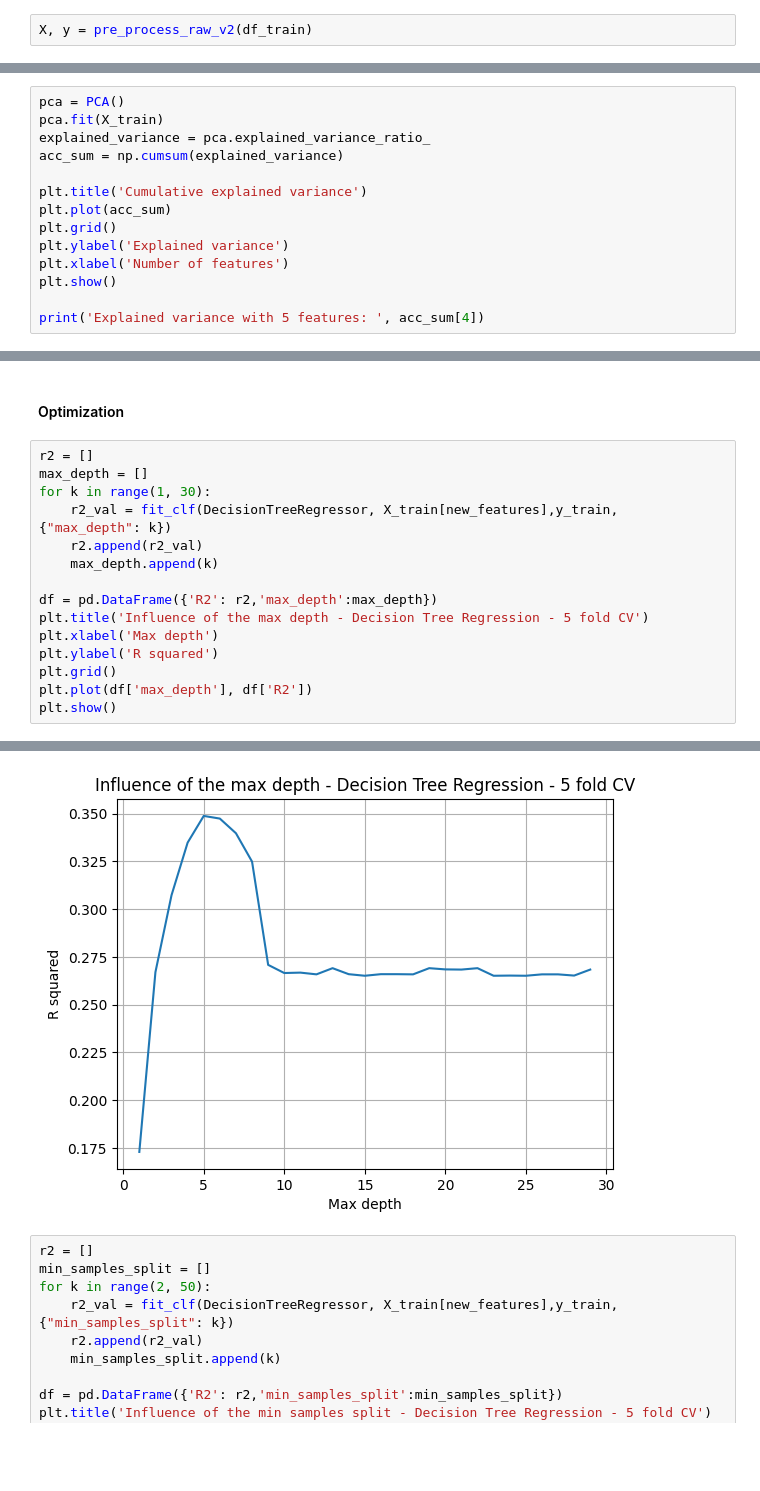
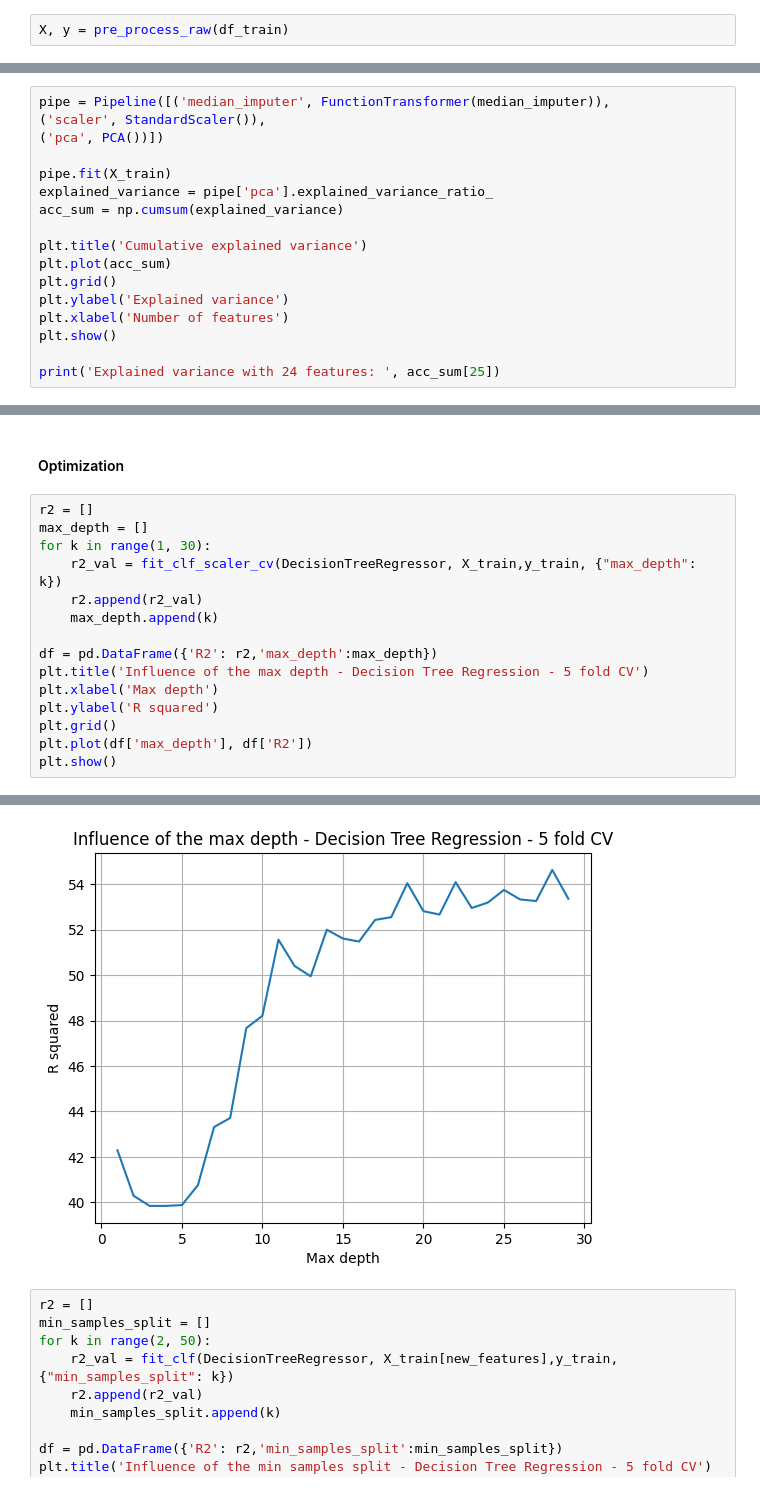
Before and after one commit to jose-melo/airbnb-berlin-price, a Jupyter notebook: src/berlin.ipynb, the cells around one changed output, grey strips where cells are left out. Saved outputs shown, nothing was run; the diff lists cells and outputs as text; blank space fills up the shorter version.

```diff
--- a/src/berlin.ipynb
+++ b/src/berlin.ipynb
@@ -217,5 +195,5 @@ def pre_process_raw_v2(df: pd.DataFrame):
 # %%
-X, y = pre_process_raw_v2(df_train)
+X, y = pre_process_raw(df_train)
 # %%
 X_train, X_test, y_train, y_test = sklearn.model_selection.train_test_split(X, y, test_size=0.2, random_state=42)
 # %% [markdown]
@@ -280,9 +258,12 @@ KL divergence reference:  27599.514757022785
 # %% [markdown]
 ### PCA
 # %%
-pca = PCA()
-pca.fit(X_train)
-explained_variance = pca.explained_variance_ratio_
+pipe = Pipeline([('median_imputer', FunctionTransformer(median_imputer)),
+('scaler', StandardScaler()),
+('pca', PCA())])
+
+pipe.fit(X_train)
+explained_variance = pipe['pca'].explained_variance_ratio_
 acc_sum = np.cumsum(explained_variance)
 
 plt.title('Cumulative explained variance')
@@ -292,5 +273,5 @@ plt.ylabel('Explained variance')
 plt.xlabel('Number of features')
 plt.show()
 
-print('Explained variance with 5 features: ', acc_sum[4])
+print('Explained variance with 24 features: ', acc_sum[25])
 # %% [output]
@@ -447,7 +381,7 @@ def fit_clf_scaler(clf, X, y, clf_params, imputer_params, n_features=43):
 r2 = []
 max_depth = []
 for k in range(1, 30):
-    r2_val = fit_clf(DecisionTreeRegressor, X_train[new_features],y_train, {"max_depth": k})
+    r2_val = fit_clf_scaler_cv(DecisionTreeRegressor, X_train,y_train, {"max_depth": k})
     r2.append(r2_val)
     max_depth.append(k)
 
@@ -462,4 +413,4 @@ plt.show()
-[figure, old version]
+[figure, new version]
 # %%
 r2 = []
 min_samples_split = []
```
Also changed, not shown: parts of 16 cells of this notebook.
